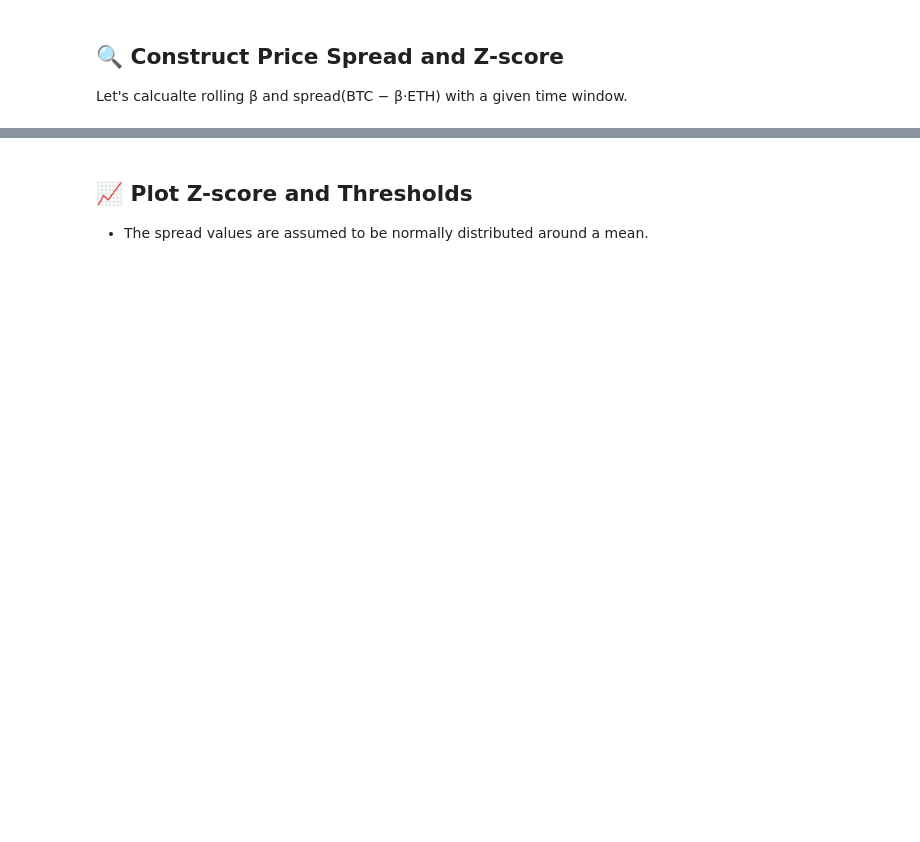
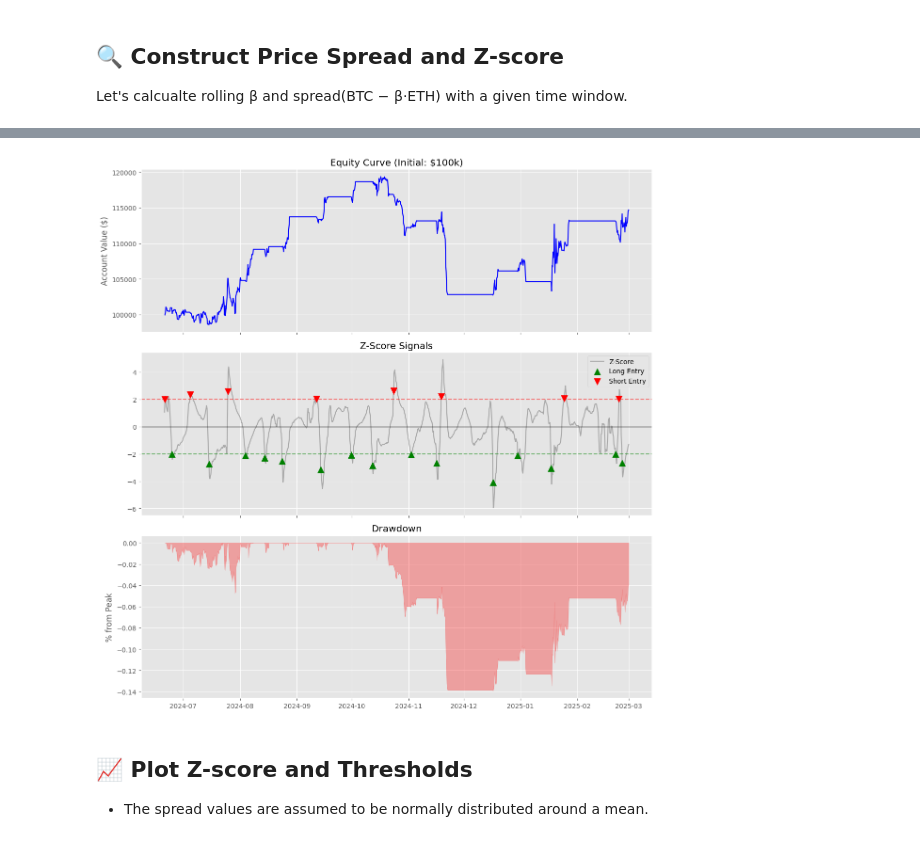
Before and after one commit to yeonjaej/BTC-ETH_pair_trading, a Jupyter notebook: stat_arb_btc_eth_final.ipynb, the cells around one changed output, grey strips where cells are left out. Saved outputs shown, nothing was run; the diff lists cells and outputs as text; code cells hidden in the pictures; blank space fills up the shorter version.

```diff
--- a/stat_arb_btc_eth_final.ipynb
+++ b/stat_arb_btc_eth_final.ipynb
@@ -83,0 +90,87 @@ zscore = (spread_series - spread_mean) / spread_std
+# %%
+# --- 4. SIGNAL GENERATION ---
+# Initialize position column
+df['position'] = np.nan
+
+ENTRY_THRESH = 2.
+EXIT_THRESH = 0.5
+TRADING_FEE = 0.0005
+CAPITAL = 100_000
+
+# Entry Logic
+df.loc[df['zscore'] < -ENTRY_THRESH, 'position'] = 1   # Long Spread
+df.loc[df['zscore'] > ENTRY_THRESH, 'position'] = -1   # Short Spread
+
+# Exit Logic
+df.loc[df['zscore'].abs() < EXIT_THRESH, 'position'] = 0
+
+# "Hold" Logic (Forward Fill)
+df['position'] = df['position'].ffill().fillna(0)
+
+# --- 5. PnL CALCULATION ---
+# Calculate price changes in dollars
+df['change_a'] = df['btc'].diff()
+df['change_b'] = df['eth'].diff()
+
+# Gross PnL (Asset Delta Method)
+# We use .shift(1) on position because we enter at the Close of T, realizing PnL on T+1
+df['gross_pnl'] = df['position'].shift(1) * (
+    df['change_a'] - df['beta'].shift(1) * df['change_b']
+)
+
+# Fee Calculation
+# Fees are paid on turnover (entering or exiting trades)
+# Notional Value ≈ Price A + (Beta * Price B)
+df['turnover'] = df['position'].diff().abs().fillna(0)
+df['notional'] = df['btc'] + (df['beta'] * df['eth'])
+df['fees'] = df['turnover'] * df['notional'] * TRADING_FEE
+
+# Net PnL & Equity Curve
+df['net_pnl'] = df['gross_pnl'] - df['fees']
+df['equity'] = CAPITAL + df['net_pnl'].cumsum()
+
+# --- 6. PERFORMANCE STATISTICS ---
+total_return = (df['equity'].iloc[-1] / CAPITAL) - 1
+sharpe = (df['net_pnl'].mean() / df['net_pnl'].std()) * np.sqrt(365 * 4) # Annualized
+max_dd = (df['equity'] / df['equity'].cummax() - 1).min()
+
+print(f"\n📊 --- BACKTEST RESULTS ---")
+print(f"Initial Capital:   ${CAPITAL:,.0f}")
+print(f"Final Equity:      ${df['equity'].iloc[-1]:,.2f}")
+print(f"Total Return:      {total_return:.2%}")
+print(f"Sharpe Ratio:      {sharpe:.2f}")
+print(f"Max Drawdown:      {max_dd:.2%}")
+print(f"Total Fees Paid:   ${df['fees'].sum():,.2f}")
+
+# --- 7. PLOTTING ---
+plt.style.use('ggplot')
+fig, axes = plt.subplots(3, 1, figsize=(12, 12), sharex=True)
+
+# Plot 1: Equity Curve
+axes[0].plot(df.index, df['equity'], color='blue', linewidth=1.5)
+axes[0].set_title(f"Equity Curve (Initial: ${CAPITAL/1000:.0f}k)")
+axes[0].set_ylabel("Account Value ($)")
+
+# Plot 2: Z-Score & Entries
+axes[1].plot(df.index, df['zscore'], color='gray', alpha=0.6, label='Z-Score')
+axes[1].axhline(ENTRY_THRESH, color='red', linestyle='--', alpha=0.5)
+axes[1].axhline(-ENTRY_THRESH, color='green', linestyle='--', alpha=0.5)
+axes[1].axhline(0, color='black', linewidth=1)
+
+# Highlight Entry Points
+longs = df[(df['position'] == 1) & (df['position'].shift(1) != 1)]
+shorts = df[(df['position'] == -1) & (df['position'].shift(1) != -1)]
+axes[1].scatter(longs.index, longs['zscore'], marker='^', color='green', s=100, label='Long Entry', zorder=5)
+axes[1].scatter(shorts.index, shorts['zscore'], marker='v', color='red', s=100, label='Short Entry', zorder=5)
+axes[1].set_title("Z-Score Signals")
+axes[1].legend()
+
+# Plot 3: Drawdown
+drawdown = (df['equity'] / df['equity'].cummax() - 1)
+axes[2].fill_between(drawdown.index, drawdown, 0, color='red', alpha=0.3)
+axes[2].set_title("Drawdown")
+axes[2].set_ylabel("% from Peak")
+
+plt.tight_layout()
+plt.show()
+# %% [output]
@@ -84,3 +184,4 @@ zscore = (spread_series - spread_mean) / spread_std
+[figure, added]
 # %% [markdown]
 ## 📈 Plot Z-score and Thresholds
 
```
Also changed, not shown: parts of 13 cells of this notebook, 1 other file.
